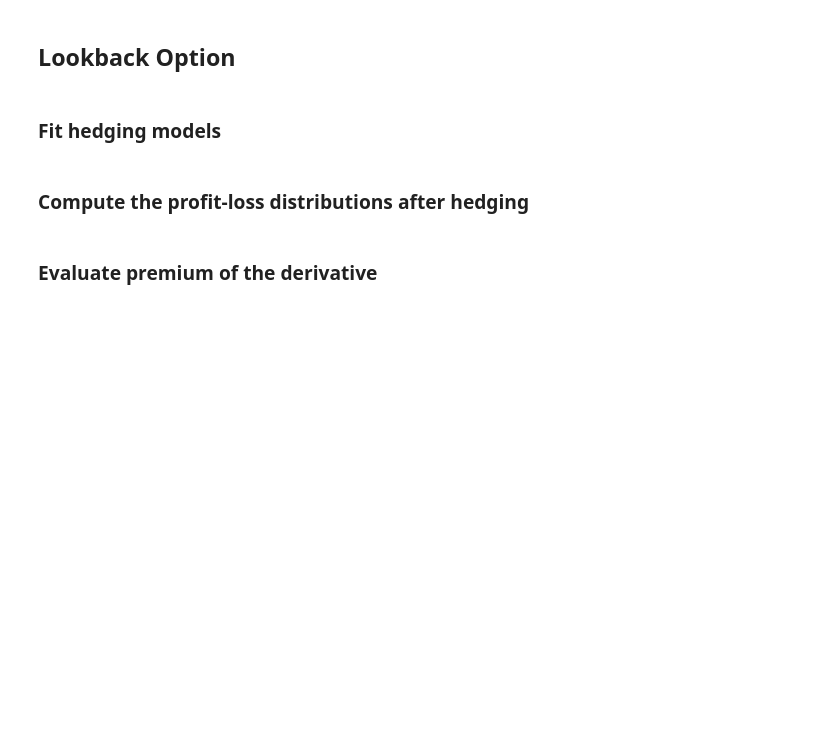
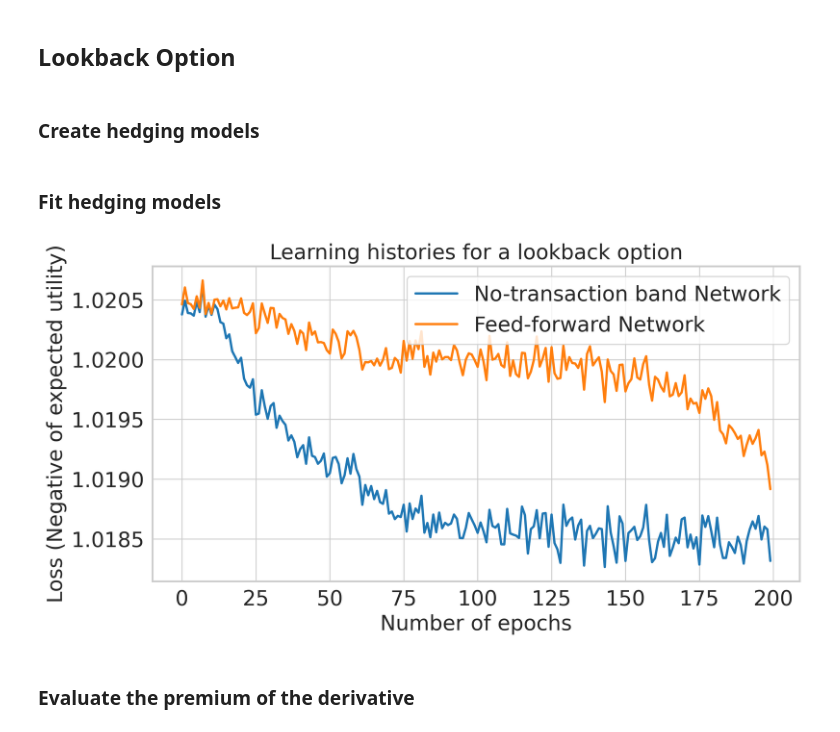
Before and after one commit to pfnet-research/NoTransactionBandNetwork, a Jupyter notebook: main.ipynb, the cells around one changed output. Saved outputs shown, nothing was run; the diff lists cells and outputs as text; code cells hidden in the pictures; blank space fills up the shorter version.

```diff
--- a/main.ipynb
+++ b/main.ipynb
@@ -399,5 +414,7 @@ print("Reduced premium :\t", f"{premium_reduced:.4f} %")
 # %% [markdown]
 ## Lookback Option
+# %% [markdown]
+### Create hedging models
 # %%
 torch.manual_seed(42)
 model_ntb = NoTransactionBandNet().to(DEVICE)
@@ -413,21 +430,21 @@ history_ffn = fit(model_ffn, lookback_option_payoff, cost=1e-3)
 # %%
 plt.figure()
 plt.plot(history_ntb, label="No-transaction band Network")
 plt.plot(history_ffn, label="Feed-forward Network")
 plt.xlabel("Number of epochs")
 plt.ylabel("Loss (Negative of expected utility)")
-plt.title("Learning history for a lookback option")
+plt.title("Learning histories for a lookback option")
 plt.legend()
 plt.show()
+# %% [output]
+[figure, added]
-# %% [markdown]
-### Compute the profit-loss distributions after hedging
+# %% [markdown]
+### Evaluate the premium of the derivative
 # %%
 torch.manual_seed(42)
 premium_ntb = evaluate_premium(model_ntb, lookback_option_payoff, cost=1e-3)
 torch.manual_seed(42)
 premium_ffn = evaluate_premium(model_ffn, lookback_option_payoff, cost=1e-3)
-# %% [markdown]
-### Evaluate premium of the derivative
 # %%
 print("Premium evaluated by no-transaction band network :\t", premium_ntb)
 print("Premium evaluated by feed-forward band network   :\t", premium_ffn)
```
Also changed, not shown: parts of 11 cells of this notebook.
